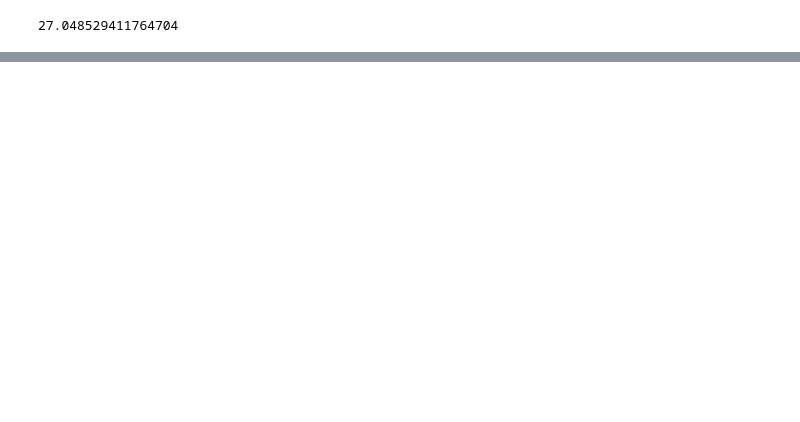
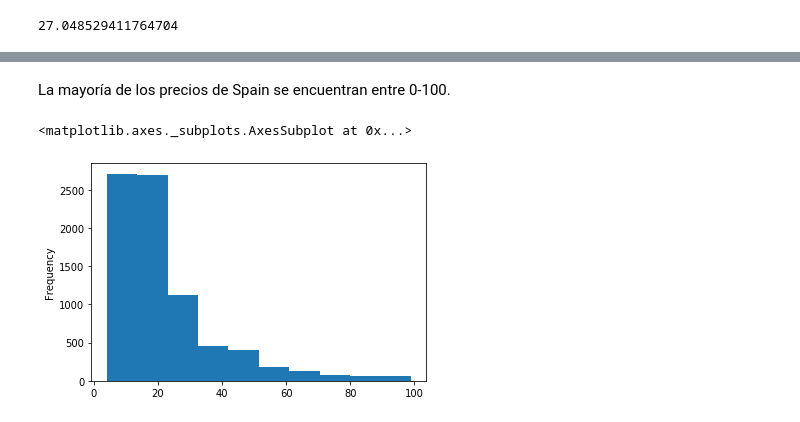
Before and after one commit to LizbethBolado/Mineria-de-datos, a Jupyter notebook: Practica 2 (Visualización de los datos).ipynb, the cells around one changed output, grey strips where cells are left out. Saved outputs shown, nothing was run; the diff lists cells and outputs as text; code cells hidden in the pictures; blank space fills up the shorter version.

```diff
--- a/Practica 2 (Visualización de los datos).ipynb
+++ b/Practica 2 (Visualización de los datos).ipynb
@@ -153,0 +201,7 @@ p2['Precio'].mean()
+# %% [markdown]
+La mayoría de los precios de Spain se encuentran entre 0-100.
+# %%
+p2[p2['Precio'] < 100]['Precio'].plot.hist()
+# %% [output]
+<matplotlib.axes._subplots.AxesSubplot at 0x...>
+[figure, added]
```
Also changed, not shown: parts of 17 cells of this notebook.
